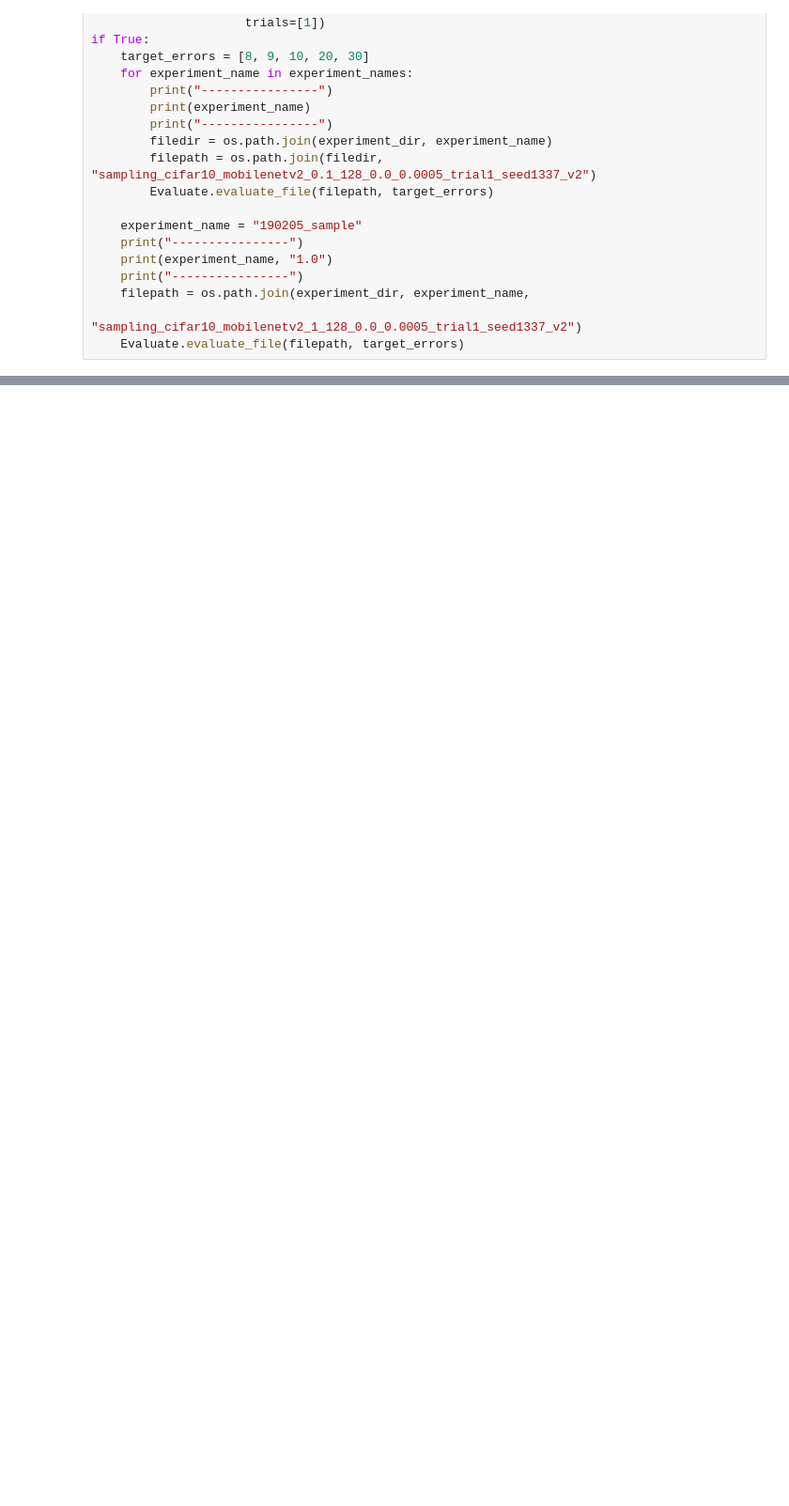
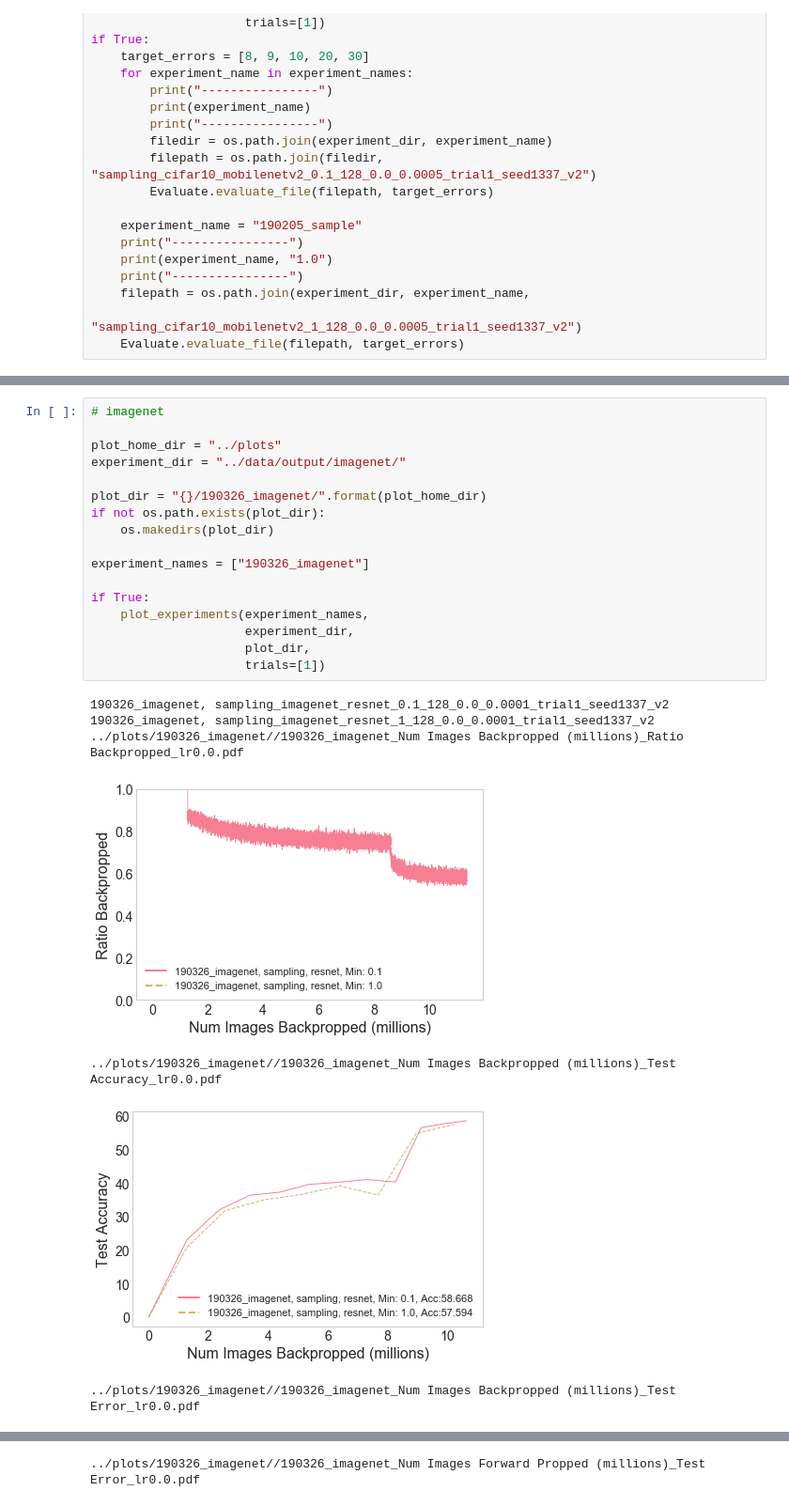
Before and after one commit to angelajiang/bias-in-datasets, a Jupyter notebook: active_learning/ipython/Attribution of Accuracy.ipynb, the cells around one changed output, grey strips where cells are left out. Shown: that part at 94% size. Cells and saved outputs as stored; diff of their text form; blank space fills up the shorter version.

```diff
--- a/active_learning/ipython/Attribution of Accuracy.ipynb
+++ b/active_learning/ipython/Attribution of Accuracy.ipynb
@@ -668,0 +855,25 @@ if True:
+# %%
+# imagenet
+
+plot_home_dir = "../plots"
+experiment_dir = "../data/output/imagenet/"
+
+plot_dir = "{}/190326_imagenet/".format(plot_home_dir)
+if not os.path.exists(plot_dir):
+    os.makedirs(plot_dir)
+
+experiment_names = ["190326_imagenet"]
+
+if True:
+    plot_experiments(experiment_names,
+                     experiment_dir,
+                     plot_dir,
+                     trials=[1])
+# %% [output]
+190326_imagenet, sampling_imagenet_resnet_0.1_128_0.0_0.0001_trial1_seed1337_v2
+190326_imagenet, sampling_imagenet_resnet_1_128_0.0_0.0001_trial1_seed1337_v2
+../plots/190326_imagenet//190326_imagenet_Num Images Backpropped (millions)_Ratio Backpropped_lr0.0.pdf
+[figure, added]
+../plots/190326_imagenet//190326_imagenet_Num Images Backpropped (millions)_Test Accuracy_lr0.0.pdf
+[figure, added]
+../plots/190326_imagenet//190326_imagenet_Num Images Backpropped (millions)_Test Error_lr0.0.pdf
@@ -668,0 +881 @@ if True:
+../plots/190326_imagenet//190326_imagenet_Num Images Forward Propped (millions)_Test Error_lr0.0.pdf
```
Also changed, not shown: parts of 7 cells of this notebook, 3 other files.
